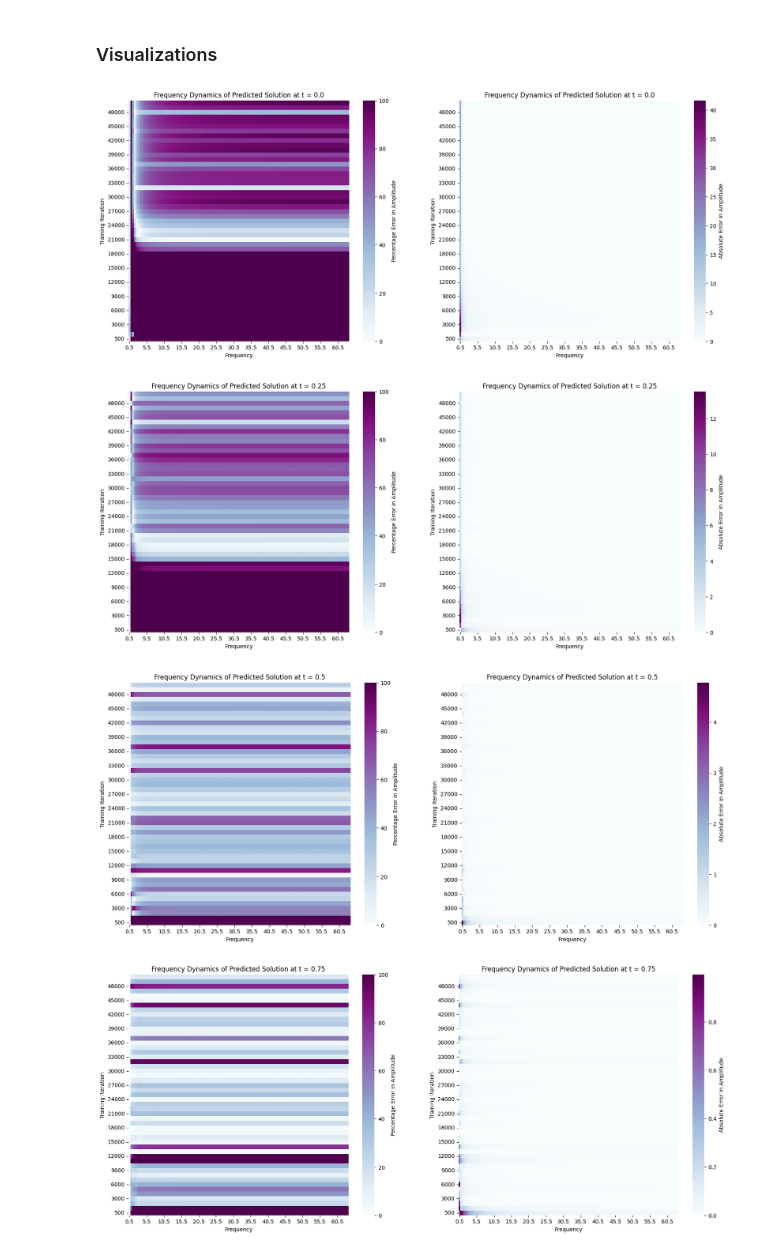
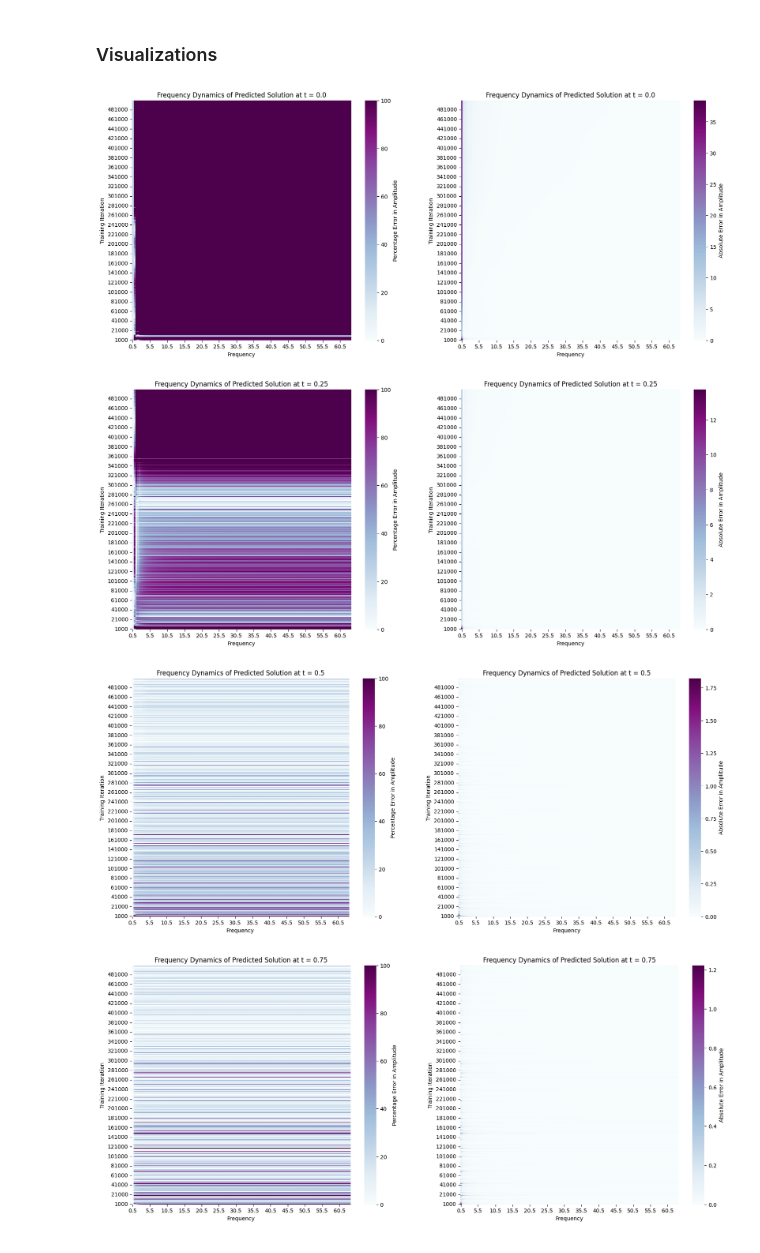
Before and after one commit to LFesser97/CS229-Final-Project, a Jupyter notebook: fourier_analyses/diffusion_fourier.ipynb, the cells around one changed output. Saved outputs shown, nothing was run; the diff lists cells and outputs as text; code cells hidden in the pictures.

```diff
--- a/fourier_analyses/diffusion_fourier.ipynb
+++ b/fourier_analyses/diffusion_fourier.ipynb
@@ -142,18 +141,18 @@ def gen_testdata():
 # %% [markdown]
 ### Train Model
 # %%
-# import pickle
+import pickle
 
-# # train the model
-# model_preds = {}
+# train the model
+model_preds = {}
 
-# for iter in range(100):
-#   losshistory, train_state = model.train(iterations=500)
-#   X, y_true = gen_testdata()
-#   y_pred = model.predict(X)
-#   cur_iter = (iter + 1) * 500
-#   model_preds[cur_iter] = y_pred
+for iter in range(500):
+  losshistory, train_state = model.train(iterations=1000)
+  X, y_true = gen_testdata()
+  y_pred = model.predict(X)
+  cur_iter = (iter + 1) * 1000
+  model_preds[cur_iter] = y_pred
 
-# with open('model_preds_diffusion.pkl', 'wb') as f:
-#   pickle.dump(model_preds, f)
+with open('long_model_preds_diffusion.pkl', 'wb') as f:
+  pickle.dump(model_preds, f)
 # %% [output]
@@ -225,20 +224,20 @@ def compare_solutions(t, y_true, y_pred):
 import pandas as pd
 from matplotlib.colors import LogNorm, Normalize
 
-def plot_spectral_dynamics(all_preds, y_true, t):
+def plot_spectral_dynamics(all_preds, y_true, t, domain_len):
     fig, (ax0, ax1) = plt.subplots(1, 2, figsize=(20, 8))
 
     start = int(256 * t * 100)
     end = start + 256
 
-    true_freq, true_fourier = get_fft(y_true[start:end], 256/2)
+    true_freq, true_fourier = get_fft(y_true[start:end], 256/domain_len)
 
     pct_dict = {"iter": [], "freq": [], "value": []}
     error_dict = {"iter": [], "freq": [], "value": []}
     # Compute spectra for all frames
     for iter, pred in all_preds.items():
         if iter % 1000 == 0 or iter == 500:
-          pred_freq, pred_fourier = get_fft(pred[start:end], 256/2)
+          pred_freq, pred_fourier = get_fft(pred[start:end], 256/domain_len)
           pct_diff = abs(np.array(pred_fourier) - np.array(true_fourier))/np.array(true_fourier) * 100
           abs_diff = abs(np.array(pred_fourier) - np.array(true_fourier))
 
@@ -255,7 +254,7 @@ def plot_spectral_dynamics(all_preds, y_true, t):
     pct_diffs = pd.DataFrame(data = pct_dict)
     pct_diffs = pct_diffs.round(3)
     pct_diffs = pct_diffs.pivot("iter", "freq", "value")
-    sns.heatmap(pct_diffs, yticklabels=3, xticklabels=10, vmin=0., vmax=100, cbar_kws={'label': 'Percentage Error in Amplitude'}, ax=ax0, cmap="BuPu")
+    sns.heatmap(pct_diffs, yticklabels=20, xticklabels=10, vmin=0., vmax=100, cbar_kws={'label': 'Percentage Error in Amplitude'}, ax=ax0, cmap="BuPu")
     ax0.invert_yaxis()
     ax0.set_xlabel("Frequency")
     ax0.set_ylabel("Training Iteration")
@@ -265,7 +264,7 @@ def plot_spectral_dynamics(all_preds, y_true, t):
     abs_diffs = pd.DataFrame(data = error_dict)
     abs_diffs = abs_diffs.round(3)
     abs_diffs = abs_diffs.pivot("iter", "freq", "value")
-    sns.heatmap(abs_diffs, yticklabels=3, xticklabels=10, vmin=0., vmax=max(error_dict['value']), cbar_kws={'label': 'Absolute Error in Amplitude'}, ax=ax1, cmap="BuPu")
+    sns.heatmap(abs_diffs, yticklabels=20, xticklabels=10, vmin=0., vmax=max(error_dict['value']), cbar_kws={'label': 'Absolute Error in Amplitude'}, ax=ax1, cmap="BuPu")
     ax1.invert_yaxis()
     ax1.set_xlabel("Frequency")
     ax1.set_ylabel("Training Iteration")
@@ -280,16 +328,16 @@ import pickle
 # compare the true solution with the predicted solution
 X, y_true = gen_testdata()
 
-with open('model_preds_diffusion.pkl', 'rb') as f:
+with open('long_model_preds_diffusion.pkl', 'rb') as f:
     all_preds = pickle.load(f)
 # %%
-plot_spectral_dynamics(all_preds, y_true, 0.00)
-plot_spectral_dynamics(all_preds, y_true, 0.25)
-plot_spectral_dynamics(all_preds, y_true, 0.50)
-plot_spectral_dynamics(all_preds, y_true, 0.75)
-plot_spectral_dynamics(all_preds, y_true, 0.99)
+plot_spectral_dynamics(all_preds, y_true, 0.00, domain_len=2)
+plot_spectral_dynamics(all_preds, y_true, 0.25, domain_len=2)
+plot_spectral_dynamics(all_preds, y_true, 0.50, domain_len=2)
+plot_spectral_dynamics(all_preds, y_true, 0.75, domain_len=2)
+plot_spectral_dynamics(all_preds, y_true, 0.99, domain_len=2)
 # %% [output]
-[figure, old version]
+[figure, new version]
-[figure, old version]
+[figure, new version]
-[figure, old version]
+[figure, new version]
-[figure, old version]
+[figure, new version]
```
Also changed, not shown: parts of 8 cells of this notebook, 8 other files.
